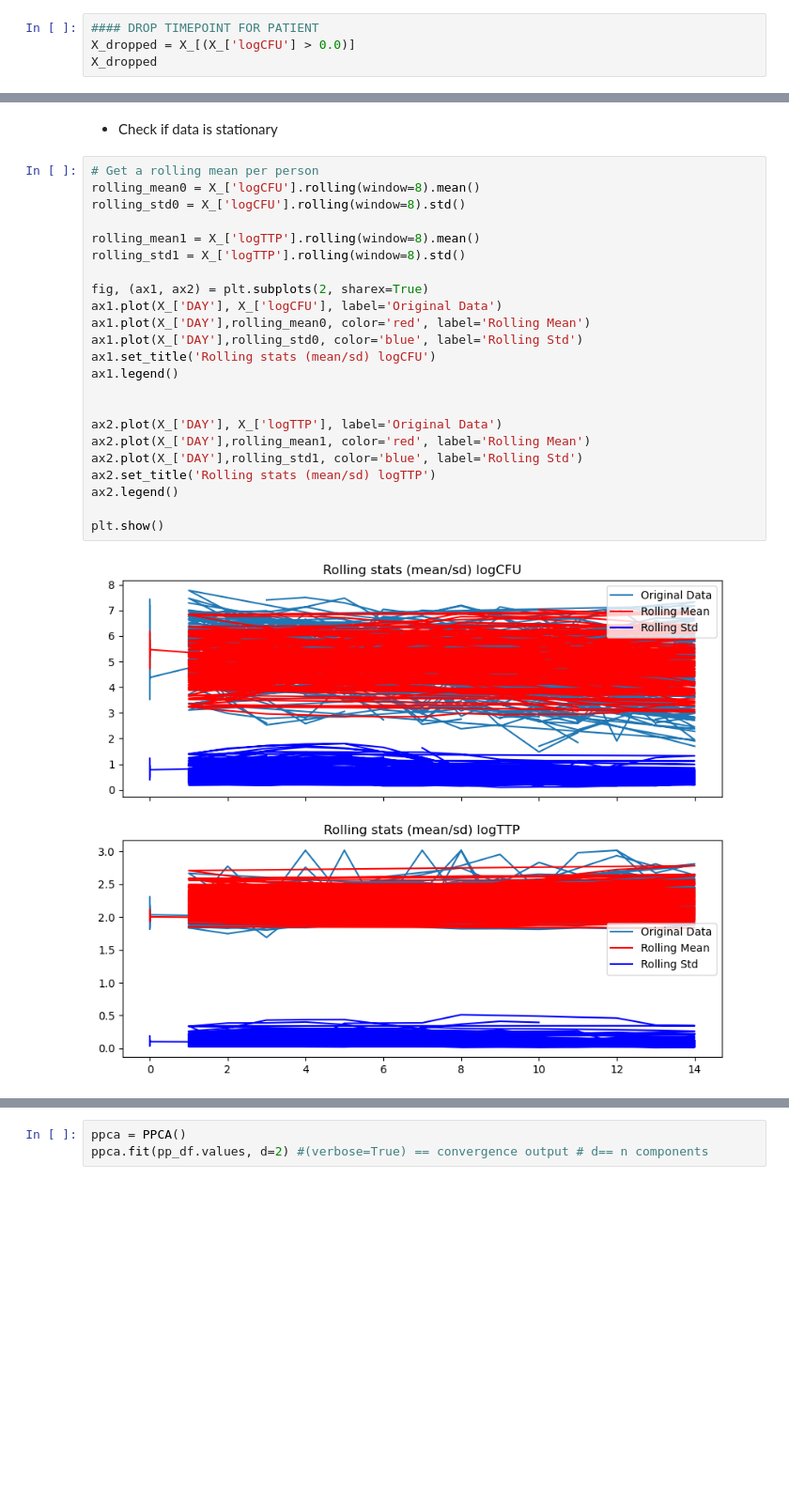
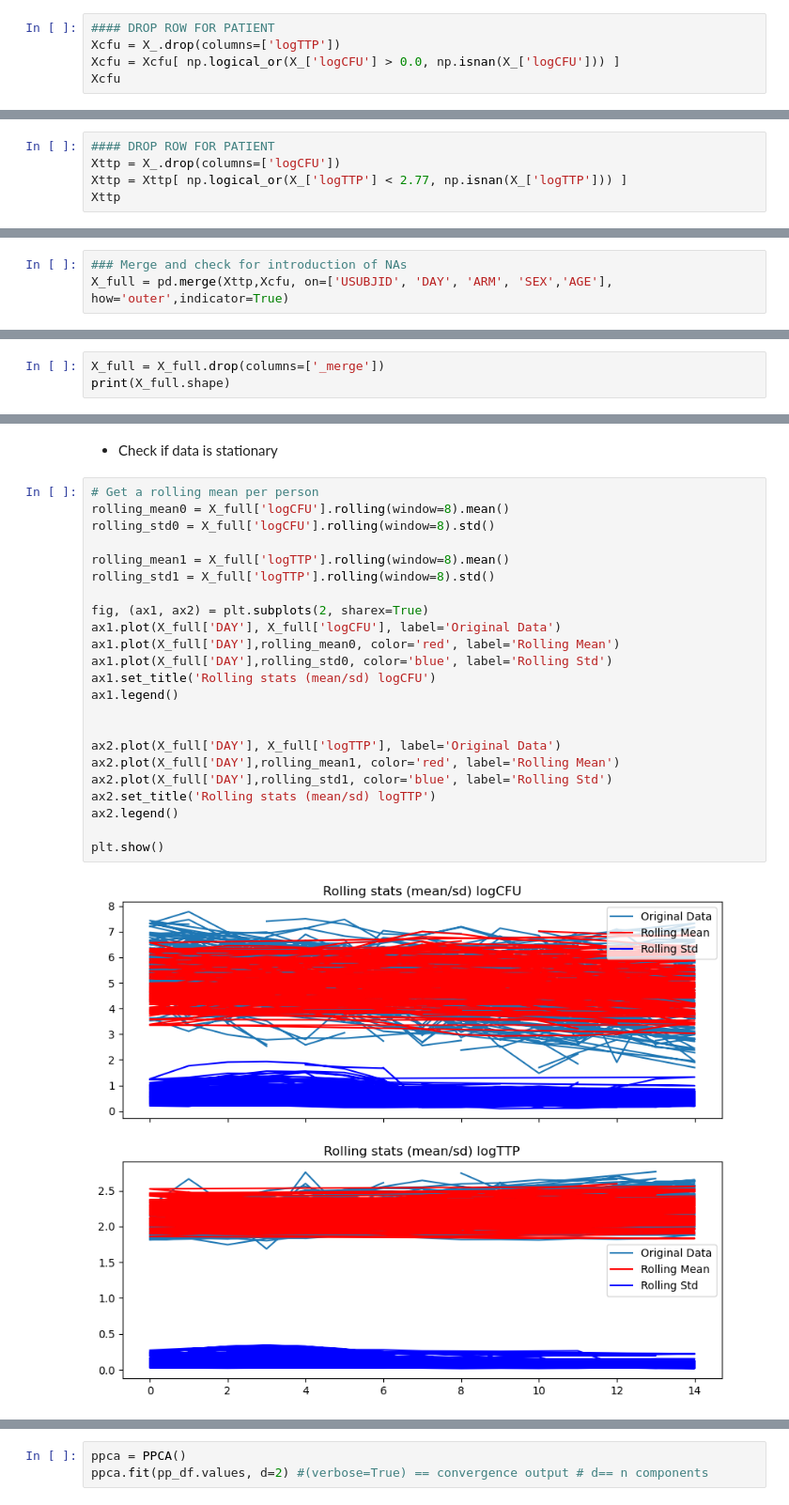
Before and after one commit to mairi-mcclean/BTZ-043_pPCA, a Jupyter notebook: TB_1014_pPCA_validation.ipynb, the cells around one changed output, grey strips where cells are left out. Shown at 94% size. Drawn from its saved outputs; the diff is of its cells as text; blank space fills up the shorter version.

Commit message:
corrected na drop and merge

```diff
--- a/TB_1014_pPCA_validation.ipynb
+++ b/TB_1014_pPCA_validation.ipynb
@@ -127,5 +134,6 @@ X_.loc[X_['logTTP'] >= 2.77, 'logTTP'] = np.nan
 # %%
-#### DROP TIMEPOINT FOR PATIENT
-X_dropped = X_[(X_['logCFU'] > 0.0)]
-X_dropped
+#### DROP ROW FOR PATIENT
+Xcfu = X_.drop(columns=['logTTP'])
+Xcfu = Xcfu[ np.logical_or(X_['logCFU'] > 0.0, np.isnan(X_['logCFU'])) ]
+Xcfu
 # %% [output]
@@ -146,0 +153,5 @@ X_dropped = X_dropped[(X_['logTTP'] < 2.77)]
+# %%
+#### DROP ROW FOR PATIENT
+Xttp = X_.drop(columns=['logCFU'])
+Xttp = Xttp[ np.logical_or(X_['logTTP'] < 2.77, np.isnan(X_['logTTP'])) ]
+Xttp
@@ -171,0 +188,3 @@ df_full.shape
+# %%
+### Merge and check for introduction of NAs
+X_full = pd.merge(Xttp,Xcfu, on=['USUBJID', 'DAY', 'ARM', 'SEX','AGE'], how='outer',indicator=True)
@@ -171,0 +201,3 @@ df_full.shape
+# %%
+X_full = X_full.drop(columns=['_merge'])
+print(X_full.shape)
@@ -218,28 +258,28 @@ sns.scatterplot(data = X_, x='logCFU',y='logTTP',hue='DAY')
 - Check if data is stationary
 # %%
 # Get a rolling mean per person
-rolling_mean0 = X_['logCFU'].rolling(window=8).mean()
-rolling_std0 = X_['logCFU'].rolling(window=8).std()
+rolling_mean0 = X_full['logCFU'].rolling(window=8).mean()
+rolling_std0 = X_full['logCFU'].rolling(window=8).std()
 
-rolling_mean1 = X_['logTTP'].rolling(window=8).mean()
-rolling_std1 = X_['logTTP'].rolling(window=8).std()
+rolling_mean1 = X_full['logTTP'].rolling(window=8).mean()
+rolling_std1 = X_full['logTTP'].rolling(window=8).std()
 
 fig, (ax1, ax2) = plt.subplots(2, sharex=True)
-ax1.plot(X_['DAY'], X_['logCFU'], label='Original Data')
-ax1.plot(X_['DAY'],rolling_mean0, color='red', label='Rolling Mean')
-ax1.plot(X_['DAY'],rolling_std0, color='blue', label='Rolling Std')
+ax1.plot(X_full['DAY'], X_full['logCFU'], label='Original Data')
+ax1.plot(X_full['DAY'],rolling_mean0, color='red', label='Rolling Mean')
+ax1.plot(X_full['DAY'],rolling_std0, color='blue', label='Rolling Std')
 ax1.set_title('Rolling stats (mean/sd) logCFU')
 ax1.legend()
 
 
-ax2.plot(X_['DAY'], X_['logTTP'], label='Original Data')
-ax2.plot(X_['DAY'],rolling_mean1, color='red', label='Rolling Mean')
-ax2.plot(X_['DAY'],rolling_std1, color='blue', label='Rolling Std')
+ax2.plot(X_full['DAY'], X_full['logTTP'], label='Original Data')
+ax2.plot(X_full['DAY'],rolling_mean1, color='red', label='Rolling Mean')
+ax2.plot(X_full['DAY'],rolling_std1, color='blue', label='Rolling Std')
 ax2.set_title('Rolling stats (mean/sd) logTTP')
 ax2.legend()
 
 plt.show()
 # %% [output]
-[figure, old version]
+[figure, new version]
 # %%
 ## Stats models version -
```
Also changed, not shown: parts of 32 cells of this notebook.
